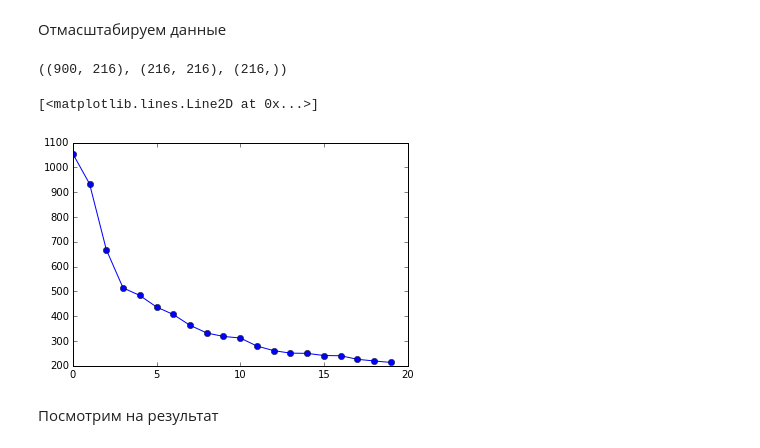
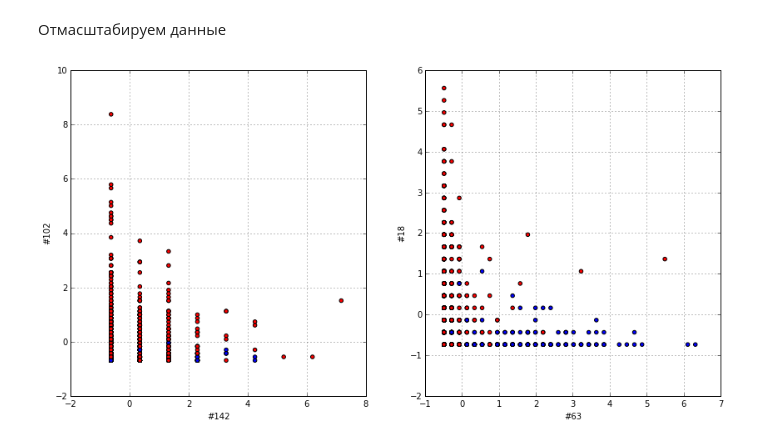
Before and after one commit to alexsyrom/SHAD_ML_KAGGLE_1, a Jupyter notebook: solution.ipynb, the cells around one changed output. Cells and saved outputs as stored; diff of their text form; code cells hidden in the pictures.

```diff
--- a/solution.ipynb
+++ b/solution.ipynb
@@ -175,16 +175,16 @@ X_test_scaled = scale(X_test, with_mean = True, with_std=False, axis=0)
-# %%
-from numpy.linalg import svd
-
-U, s, V = svd(X_train_scaled, False)
-U.shape, V.shape, s.shape
-# %% [output]
-((900, 216), (216, 216), (216,))
-# %%
-plot(s[:20], '-o')
-# %% [output]
-[<matplotlib.lines.Line2D at 0x...>]
-[figure, removed]
-# %% [markdown]
-Посмотрим на результат
+# %%
+c = ["blue", "red"]
+colors = [c[y_train[i]] for i in range(len(y_train))]
+# %%
+figure(figsize=(14,7))
+U = X_train_scaled
+
+for i in range(2):
+    first = np.random.randint(6 * 6 * 6)
+    second = np.random.randint(6 * 6 * 6)
+    subplot(1, 2, 1 + i), scatter(U[:, first], U[:, second], c=colors), \
+        grid(True), xlabel('#{}'.format(first)), ylabel('#{}'.format(second))
+# %% [output]
+[figure, added]
 # %%
 def weight_func(r):
```
Also changed, not shown: parts of 6 cells of this notebook, 1 other file.
